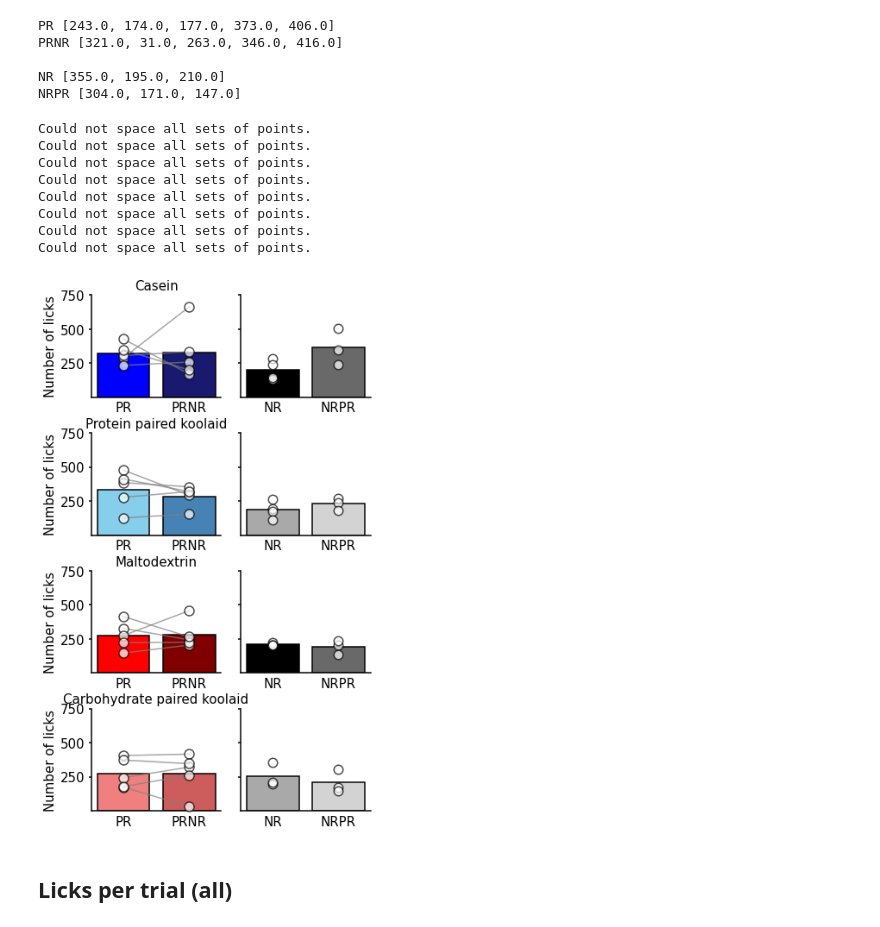
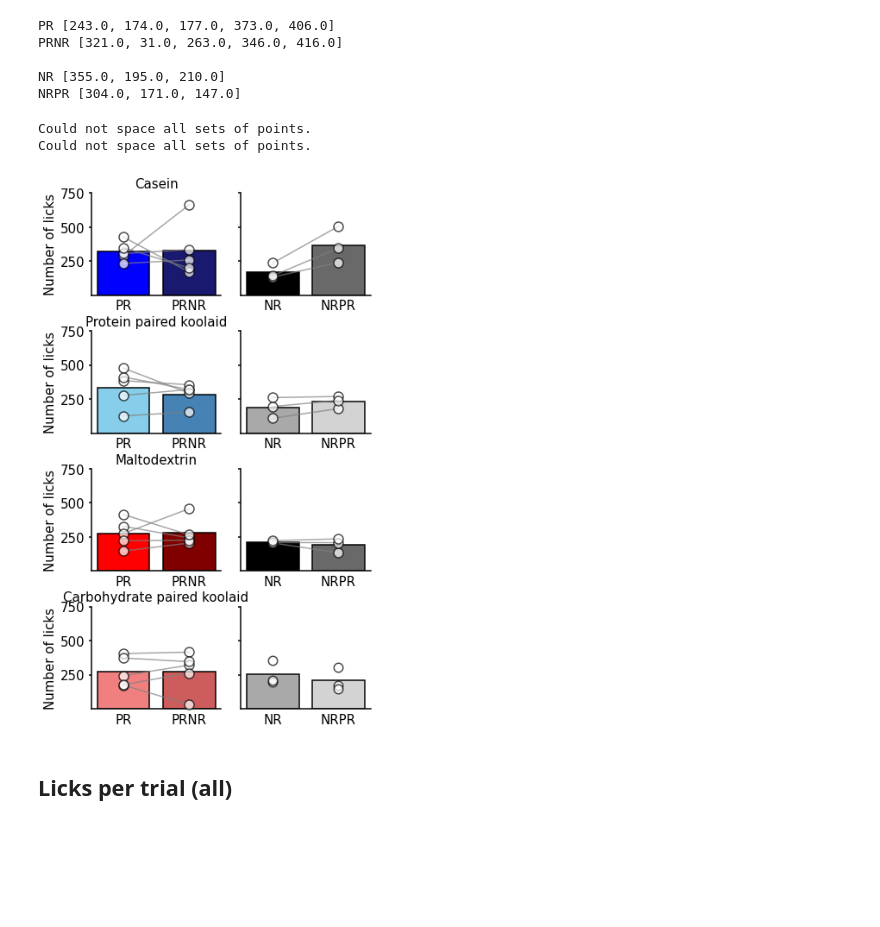
Before and after one commit to jetsetmette/VGP, a Jupyter notebook: notebooks/Behavior_2P.ipynb, the cells around one changed output. Drawn from its saved outputs; the diff is of its cells as text; code cells hidden in the pictures; blank space fills up the shorter version.

```diff
--- a/notebooks/Behavior_2P.ipynb
+++ b/notebooks/Behavior_2P.ipynb
@@ -186,6 +186,10 @@ for key in all_data.keys():
     mouseid=d['mouse']
     if mouseid not in mice: mice.append(mouseid)
 
+
+for m in mice:
+    if m == 'VGP305':
+        mice.remove(m)
 mice
 # %% [output]
 ['VGP118',
@@ -622,7 +619,7 @@ tp.barscatter([cas_PR,cas_PRNR],
               ax=ax[0,0])
 
 tp.barscatter([cas_NR,cas_NRPR],
-#               paired= True,
+              paired= True,
               barfacecolor=NR,
               barlabels=['NR','NRPR'],
               barlabeloffset=0.04,
@@ -649,7 +646,7 @@ tp.barscatter([ppaired_PR,ppaired_PRNR],
               ax=ax[1,0])
 
 tp.barscatter([ppaired_NR,ppaired_NRPR],
-#               paired= True,
+              paired= True,
               barfacecolor=NR_P,
               barlabels=['NR','NRPR'],
               barlabeloffset=0.04,
@@ -677,7 +674,7 @@ tp.barscatter([malt_PR,malt_PRNR],
               ax=ax[2,0])
 
 tp.barscatter([malt_NR,malt_NRPR],
-#               paired= True,
+              paired= True,
               barfacecolor=NR,
               barlabels=['NR','NRPR'],
               barlabeloffset=0.04,
@@ -722,40 +719,34 @@ ax[0,0].set_ylabel('Number of licks',fontsize = 15)
 ax[0,0].set_yticks([250,500,750])
 ax[0,1].set_yticks([250,500,750])
 ax[0,0].set_yticklabels([250,500,750], fontsize = 15)
 
 ax[1,0].set_ylabel('Number of licks',fontsize = 15)
 ax[1,0].set_yticks([250,500,750])
 ax[1,1].set_yticks([250,500,750])
 ax[1,0].set_yticklabels([250,500,750], fontsize = 15)
 
 ax[2,0].set_ylabel('Number of licks',fontsize = 15)
 ax[2,0].set_yticks([250,500,750])
 ax[2,1].set_yticks([250,500,750])
 ax[2,0].set_yticklabels([250,500,750], fontsize = 15)
 
 ax[3,0].set_ylabel('Number of licks',fontsize = 15)
 ax[3,0].set_yticks([250,500,750])
 ax[3,1].set_yticks([250,500,750])
 ax[3,0].set_yticklabels([250,500,750], fontsize = 15)
 
 ax[0,0].set_title('Casein', fontsize =15)
 ax[1,0].set_title('Protein paired koolaid', fontsize =15)
 ax[2,0].set_title('Maltodextrin', fontsize =15)
 ax[3,0].set_title('Carbohydrate paired koolaid', fontsize =15)
 
 
 
 f.savefig('C:\\Users\\mko102\\GitHub\\VGP\\output\\Total_licks_koolaid.png')
 # %% [output]
 Could not space all sets of points.
 Could not space all sets of points.
-Could not space all sets of points.
-Could not space all sets of points.
-Could not space all sets of points.
-Could not space all sets of points.
-Could not space all sets of points.
-Could not space all sets of points.
-[figure, old version]
+[figure, new version]
 # %% [markdown]
 ## Licks per trial (all)
 # %% [markdown]
```
Also changed, not shown: parts of 7 cells of this notebook.
